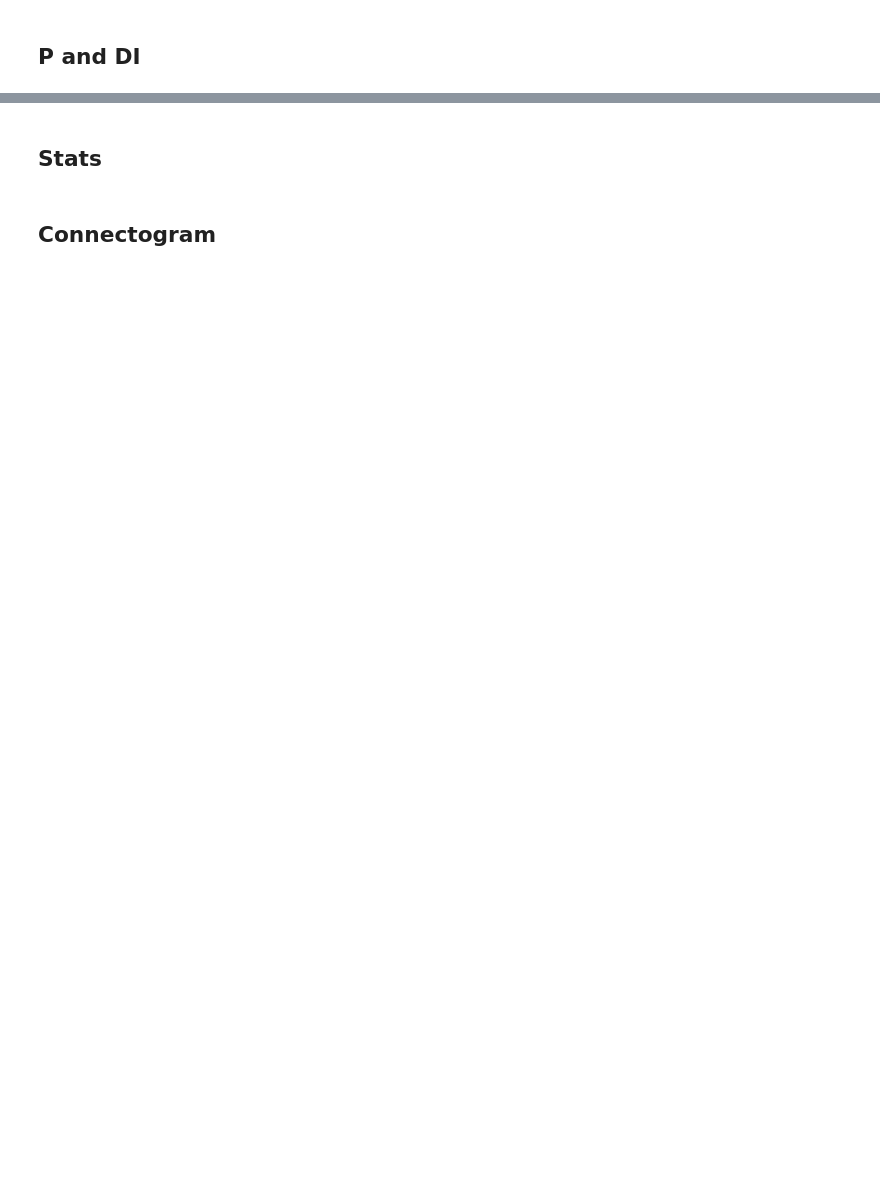
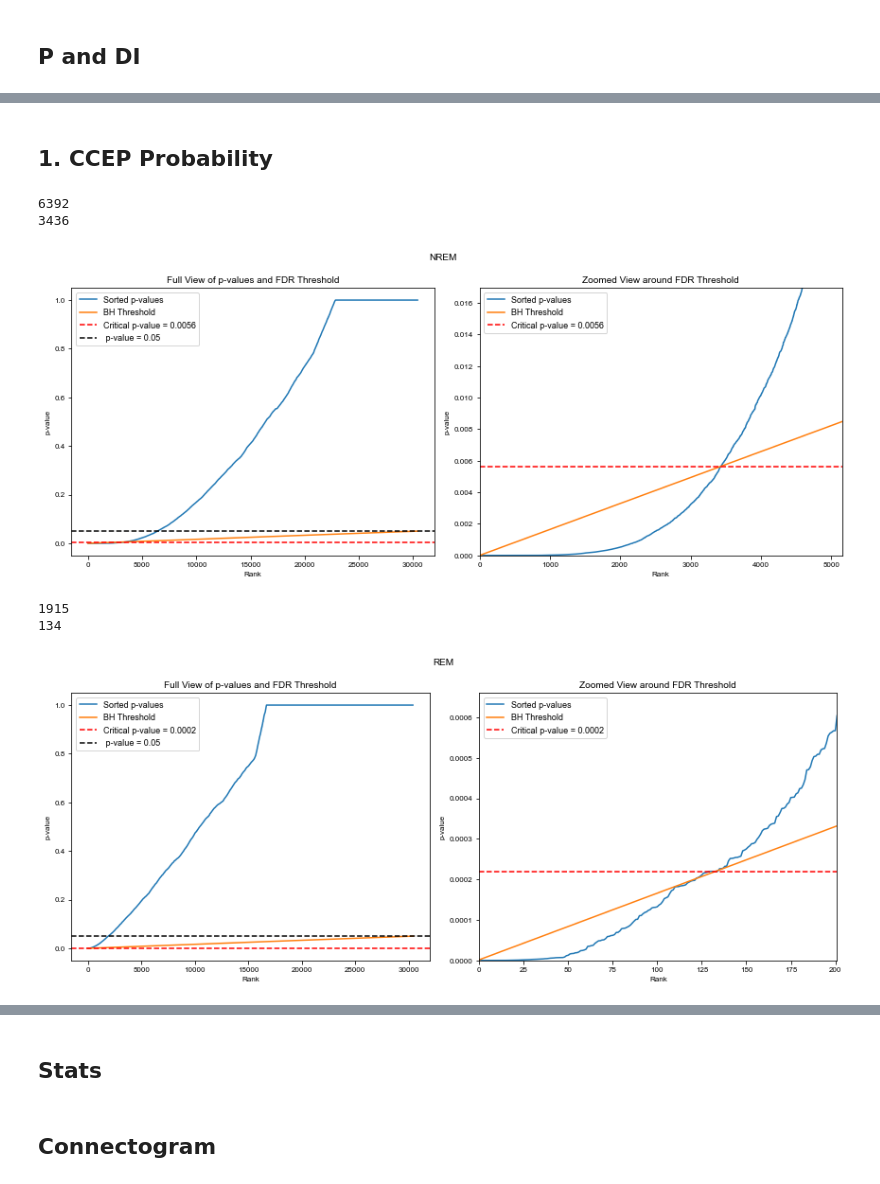
Before and after one commit to vellen23/CCEP_human, a Jupyter notebook: Python_Analysis/EvM/BM_sleep_networks.ipynb, the cells around one changed output, grey strips where cells are left out. Saved outputs shown, nothing was run; the diff lists cells and outputs as text; code cells hidden in the pictures; blank space fills up the shorter version.

```diff
--- a/Python_Analysis/EvM/BM_sleep_networks.ipynb
+++ b/Python_Analysis/EvM/BM_sleep_networks.ipynb
@@ -49,7 +49,7 @@ group_labels = ['local direct', 'long direct', 'indirect']
 ##
 # only sleep subjs
 subjs = ["EL010", "EL011", "EL014", "EL015", "EL016", "EL017", "EL019", "EL020", "EL021",
-         "EL022", "EL025", "EL026", "EL027"]
+         "EL022", "EL025", "EL026", "EL027","EL028"]
 data_con_file = sub_path+'\EvM\Projects\EL_experiment\Analysis\Patients\Across\BrainMapping\Sleep\connectogram\\data_con_stat.csv'
 # %%
 folder = 'BrainMapping'
@@ -257,0 +230,20 @@ for ss in ['Wake', 'NREM', 'REM']:
+# %% [markdown]
+## 1. CCEP Probability
+# %%
+node_all_dfs = []  # A list to hold DataFrames
+
+for subj in subjs:
+    path_patient_analysis = os.path.join(sub_path, 'EvM', 'Projects', 'EL_experiment', 'Analysis', 'Patients', subj)
+    exp_dir = os.path.join(path_patient_analysis, 'BrainMapping', 'CR', 'Graph', 'Connection')
+    file = os.path.join(exp_dir, 'con_sleep_P_stats.csv')
+
+    if os.path.isfile(file):
+        df = pd.read_csv(file)
+        summary_gen_path = path_patient_analysis + '\\' + folder + '\\' + cond_folder + '\\data\\summ_general.csv'  # summary_general
+
+        con_summary = pd.read_csv(summary_gen_path)
+        con_summary = con_summary[(con_summary.Sig > 0)].reset_index(drop=True)
+        df = df.merge(con_summary[['Stim', 'Chan', 'd', 'delay']], on = ['Stim', 'Chan'], how ='right').reset_index(drop=True)
+        node_all_dfs.append(df)  # Add DataFrame to the list
+# Concatenate all DataFrames in the list
+con_all = pd.concat(node_all_dfs, ignore_index=True)
@@ -257,0 +252,57 @@ for ss in ['Wake', 'NREM', 'REM']:
+# %%
+for ss in ['NREM', 'REM']:
+
+    # Example p-values array
+    p_values = con_all.loc[(con_all.SleepState == ss), 'p_QS'].values
+    print(np.sum(p_values<0.05))
+    # Sort the p-values
+    sorted_p_values = np.sort(p_values)
+
+    # Apply Benjamini-Hochberg procedure
+    n = len(sorted_p_values)
+    false_discovery_rate = 0.05
+    bh_threshold = [i/n * false_discovery_rate for i in range(1, n+1)]
+
+    # Find the largest p-value where p < (i/n) * FDR
+    rejected = sorted_p_values < bh_threshold
+    max_reject_index = np.where(rejected)[0][-1]
+    critical_p_value = sorted_p_values[max_reject_index]
+    print(max_reject_index)
+
+    # Continuing from the previous setup
+    fig, axs = plt.subplots(1, 2, figsize=(12, 5))
+    plt.suptitle(ss)
+    # First subplot: Full view
+    axs[0].plot(sorted_p_values, label='Sorted p-values')
+    axs[0].plot(bh_threshold, label='BH Threshold')
+    axs[0].axhline(y=critical_p_value, color='r', linestyle='--', label=f'Critical p-value = {critical_p_value:.4f}')
+    axs[0].axhline(y=0.05, color='k', linestyle='--', label=f' p-value = 0.05')
+    axs[0].set_xlabel('Rank')
+    axs[0].set_ylabel('p-value')
+    axs[0].set_title('Full View of p-values and FDR Threshold')
+    axs[0].legend()
+
+    # Second subplot: Zoomed view
+    zoom_margin = 0.05  # Margin for the zoom, adjust as necessary
+    lower_bound = max(0, max_reject_index - int(n * zoom_margin))
+    upper_bound = min(n, max_reject_index + int(n * zoom_margin))
+
+    axs[1].plot(sorted_p_values, label='Sorted p-values')
+    axs[1].plot(bh_threshold, label='BH Threshold')
+    axs[1].axhline(y=critical_p_value, color='r', linestyle='--', label=f'Critical p-value = {critical_p_value:.4f}')
+    axs[1].set_xlabel('Rank')
+    axs[1].set_ylabel('p-value')
+    axs[1].set_title('Zoomed View around FDR Threshold')
+    axs[1].set_xlim([0, 3*max_reject_index/2])
+    axs[1].set_ylim([0, np.min([0.05,critical_p_value*3])])
+    axs[1].legend()
+
+    plt.tight_layout()
+    plt.show()
+# %% [output]
+6392
+3436
+[figure, added]
+1915
+134
+[figure, added]
```
Also changed, not shown: parts of 26 cells of this notebook, 31 other files.
